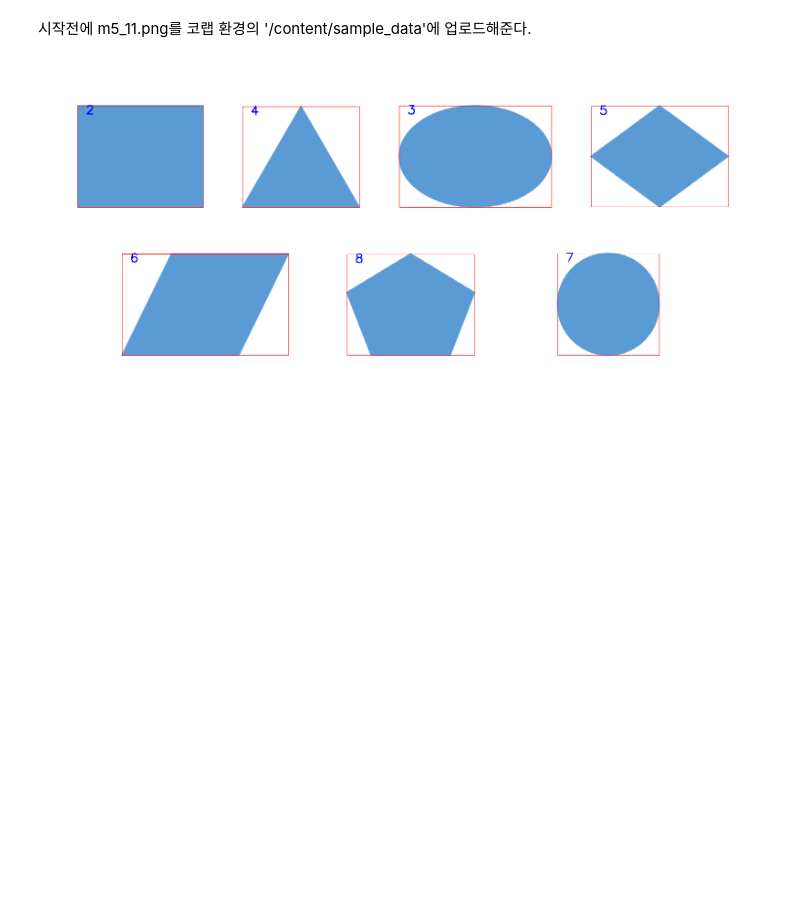
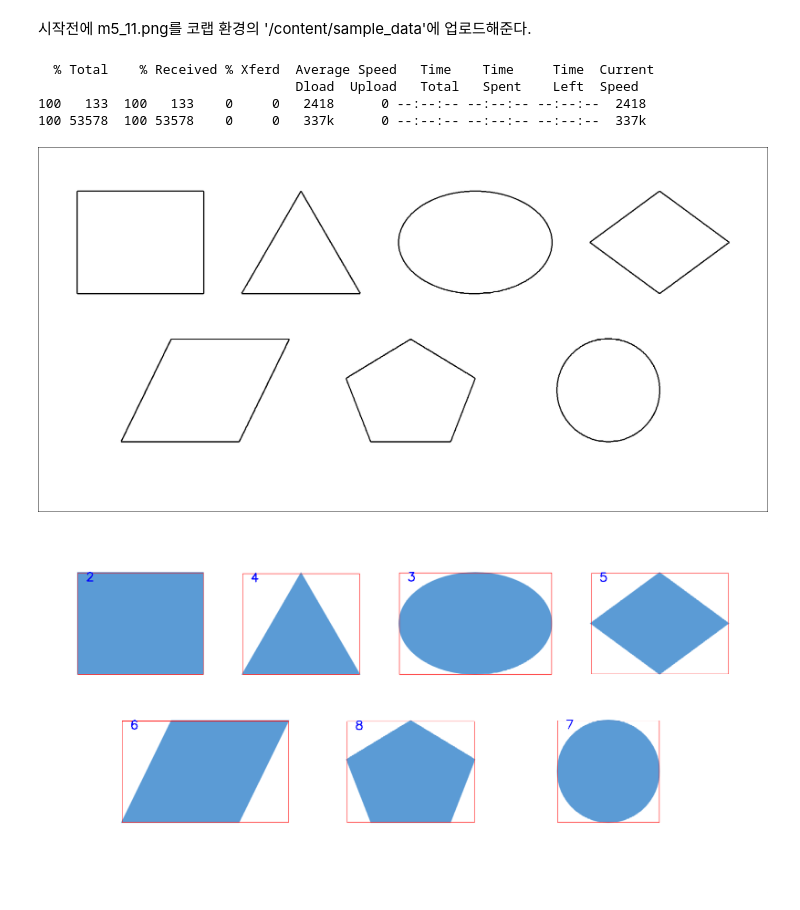
Before and after one commit to swkim01/DSAC5, a Jupyter notebook: gg-13-연결_성분_찾기.ipynb, the cells around one changed output. Saved outputs shown, nothing was run; the diff lists cells and outputs as text; code cells hidden in the pictures; blank space fills up the shorter version.

```diff
--- a/gg-13-연결_성분_찾기.ipynb
+++ b/gg-13-연결_성분_찾기.ipynb
@@ -15,33 +15,42 @@
 import cv2
 from google.colab.patches import cv2_imshow
 
-image = cv2.imread("/content/sample_data/m5_11.png", cv2.IMREAD_COLOR)
+# 이미지 읽기
+!curl -L https://github.com/swkim01/DSAC5/raw/main/data/m5_11.png -o m5_11.png
+image = cv2.imread('./m5_11.png', cv2.IMREAD_COLOR)
+#image = cv2.imread("/content/sample_data/m5_11.png", cv2.IMREAD_COLOR)
 blurred = cv2.GaussianBlur(image, (5, 5), 0)
 gray = cv2.cvtColor(blurred, cv2.COLOR_BGR2GRAY)
 edge = cv2.Canny(gray, 50, 150)
 
 edge = cv2.bitwise_not(edge)
 contours, hierachy = cv2.findContours(edge.copy(), cv2.RETR_LIST, cv2.CHAIN_APPROX_SIMPLE)
 cv2.drawContours(edge, contours, -1, (0, 0, 0), 1)
+cv2_imshow(edge)
 
 nlabels, labels, stats, centroids = cv2.connectedComponentsWithStats(edge)
 for i in range(nlabels):
 
     if i < 2:
         continue
 
     area = stats[i, cv2.CC_STAT_AREA]
     center_x = int(centroids[i, 0])
     center_y = int(centroids[i, 1])
     left = stats[i, cv2.CC_STAT_LEFT]
     top = stats[i, cv2.CC_STAT_TOP]
     width = stats[i, cv2.CC_STAT_WIDTH]
     height = stats[i, cv2.CC_STAT_HEIGHT]
 
     if area > 50:
         cv2.rectangle(image, (left, top), (left + width, top + height), (0, 0, 255), 1)
         cv2.putText(image, str(i), (left + 20, top + 20), cv2.FONT_HERSHEY_SIMPLEX, 1, (255, 0, 0), 2)
 
 cv2_imshow(image)
 # %% [output]
+  % Total    % Received % Xferd  Average Speed   Time    Time     Time  Current
+                                 Dload  Upload   Total   Spent    Left  Speed
+100   133  100   133    0     0   2418      0 --:--:-- --:--:-- --:--:--  2418
+100 53578  100 53578    0     0   337k      0 --:--:-- --:--:-- --:--:--  337k
-[figure, old version]
+[figure, new version]
+[figure, added]
```
